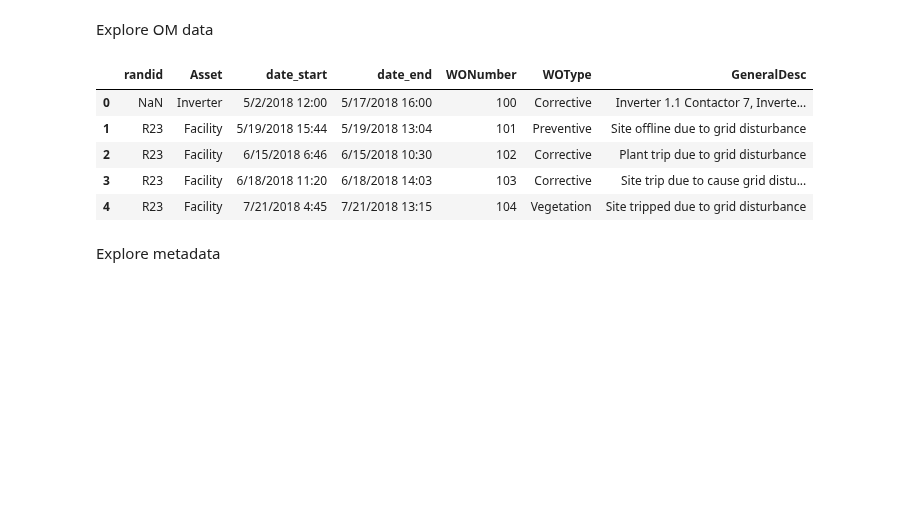
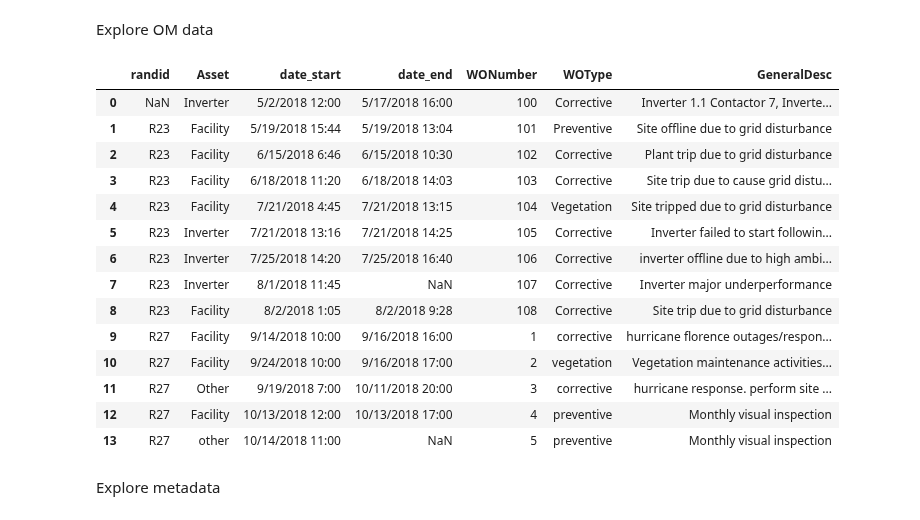
Before and after one commit to sandialabs/pvOps, a Jupyter notebook: examples/tutorial_text2time_module.ipynb, the cells around one changed output. Drawn from its saved outputs; the diff is of its cells as text; code cells hidden in the pictures; blank space fills up the shorter version.

```diff
--- a/examples/tutorial_text2time_module.ipynb
+++ b/examples/tutorial_text2time_module.ipynb
@@ -41,14 +48,23 @@ prod_data.head()
 # %% [markdown]
 Explore OM data
 # %%
-om_data.head()
+om_data
 # %% [output]
 |  | randid | Asset | date_start | date_end | WONumber | WOType | GeneralDesc |
 | 0 | NaN | Inverter | 5/2/2018 12:00 | 5/17/2018 16:00 | 100 | Corrective | Inverter 1.1 Contactor 7, Inverte... |
 | 1 | R23 | Facility | 5/19/2018 15:44 | 5/19/2018 13:04 | 101 | Preventive | Site offline due to grid disturbance |
 | 2 | R23 | Facility | 6/15/2018 6:46 | 6/15/2018 10:30 | 102 | Corrective | Plant trip due to grid disturbance |
 | 3 | R23 | Facility | 6/18/2018 11:20 | 6/18/2018 14:03 | 103 | Corrective | Site trip due to cause grid distu... |
 | 4 | R23 | Facility | 7/21/2018 4:45 | 7/21/2018 13:15 | 104 | Vegetation | Site tripped due to grid disturbance |
+| 5 | R23 | Inverter | 7/21/2018 13:16 | 7/21/2018 14:25 | 105 | Corrective | Inverter failed to start followin... |
+| 6 | R23 | Inverter | 7/25/2018 14:20 | 7/25/2018 16:40 | 106 | Corrective | inverter offline due to high ambi... |
+| 7 | R23 | Inverter | 8/1/2018 11:45 | NaN | 107 | Corrective | Inverter major underperformance |
+| 8 | R23 | Facility | 8/2/2018 1:05 | 8/2/2018 9:28 | 108 | Corrective | Site trip due to grid disturbance |
+| 9 | R27 | Facility | 9/14/2018 10:00 | 9/16/2018 16:00 | 1 | corrective | hurricane florence outages/respon... |
+| 10 | R27 | Facility | 9/24/2018 10:00 | 9/16/2018 17:00 | 2 | vegetation | Vegetation maintenance activities... |
+| 11 | R27 | Other | 9/19/2018 7:00 | 10/11/2018 20:00 | 3 | corrective | hurricane response. perform site ... |
+| 12 | R27 | Facility | 10/13/2018 12:00 | 10/13/2018 17:00 | 4 | preventive | Monthly visual inspection |
+| 13 | R27 | other | 10/14/2018 11:00 | NaN | 5 | preventive | Monthly visual inspection |
 # %% [markdown]
 Explore metadata
 # %%
```
Also changed, not shown: parts of 16 cells of this notebook, 6 other files.
